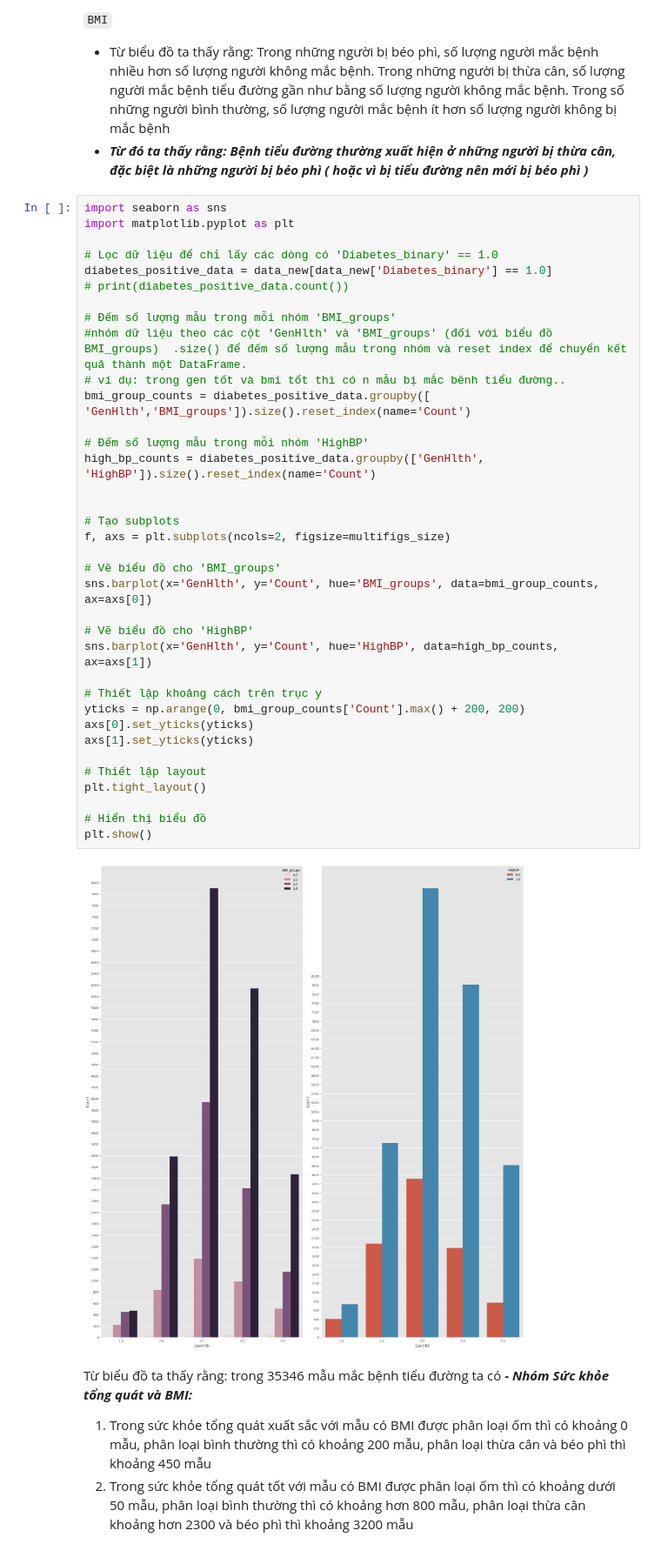
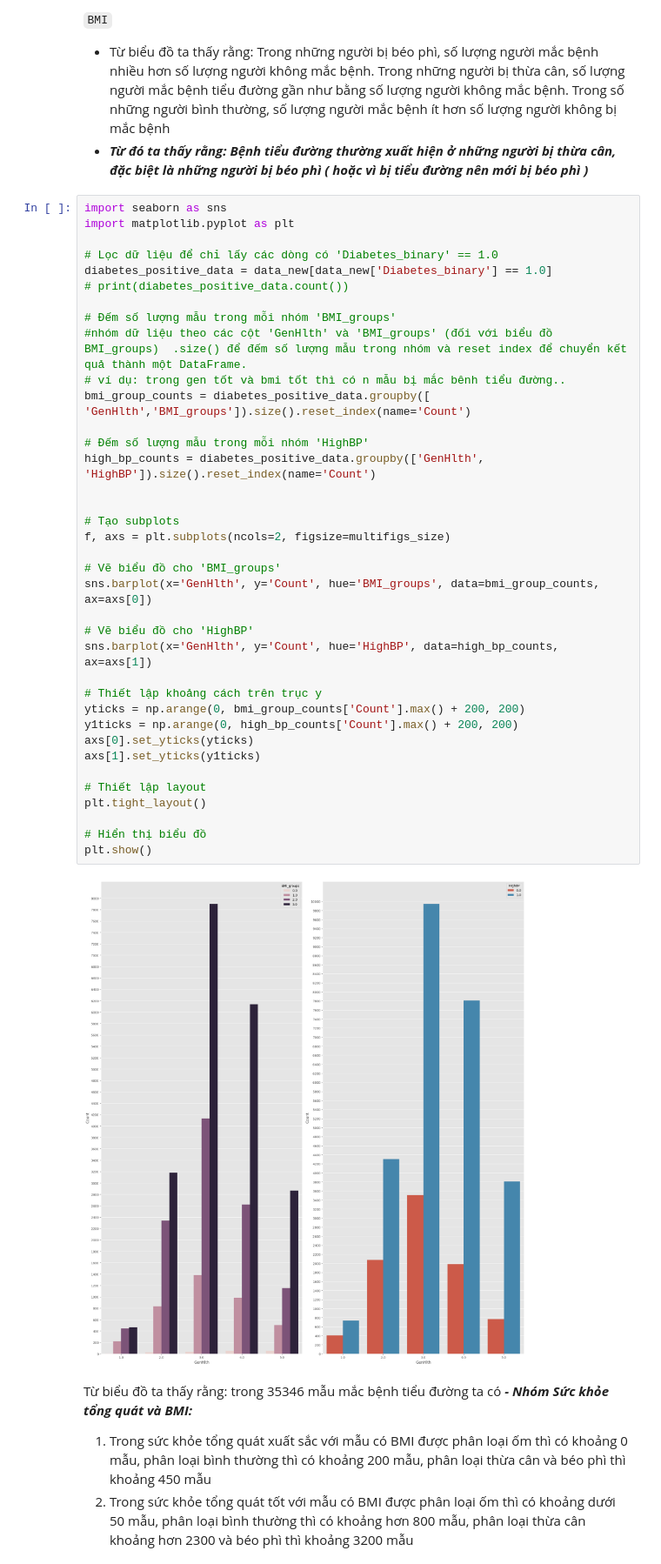
Before and after one commit to mylinh030203/AI, a Jupyter notebook: Analysis_and_Prediction_Type_2_Diabetes.ipynb, the cells around one changed output. Shown at 87% size. Saved outputs shown, nothing was run; the diff lists cells and outputs as text.

```diff
--- a/Analysis_and_Prediction_Type_2_Diabetes.ipynb
+++ b/Analysis_and_Prediction_Type_2_Diabetes.ipynb
@@ -488,35 +488,36 @@ diabetes_positive_data = data_new[data_new['Diabetes_binary'] == 1.0]
 # print(diabetes_positive_data.count())
 
 # Đếm số lượng mẫu trong mỗi nhóm 'BMI_groups'
 #nhóm dữ liệu theo các cột 'GenHlth' và 'BMI_groups' (đối với biểu đồ BMI_groups)  .size() để đếm số lượng mẫu trong nhóm và reset index để chuyển kết quả thành một DataFrame.
 # ví dụ: trong gen tốt và bmi tốt thì có n mẫu bị mắc bênh tiểu đường..
 bmi_group_counts = diabetes_positive_data.groupby([ 'GenHlth','BMI_groups']).size().reset_index(name='Count')
 
 # Đếm số lượng mẫu trong mỗi nhóm 'HighBP'
 high_bp_counts = diabetes_positive_data.groupby(['GenHlth', 'HighBP']).size().reset_index(name='Count')
 
 
 # Tạo subplots
 f, axs = plt.subplots(ncols=2, figsize=multifigs_size)
 
 # Vẽ biểu đồ cho 'BMI_groups'
 sns.barplot(x='GenHlth', y='Count', hue='BMI_groups', data=bmi_group_counts, ax=axs[0])
 
 # Vẽ biểu đồ cho 'HighBP'
 sns.barplot(x='GenHlth', y='Count', hue='HighBP', data=high_bp_counts, ax=axs[1])
 
 # Thiết lập khoảng cách trên trục y
 yticks = np.arange(0, bmi_group_counts['Count'].max() + 200, 200)
+y1ticks = np.arange(0, high_bp_counts['Count'].max() + 200, 200)
 axs[0].set_yticks(yticks)
-axs[1].set_yticks(yticks)
+axs[1].set_yticks(y1ticks)
 
 # Thiết lập layout
 plt.tight_layout()
 
 # Hiển thị biểu đồ
 plt.show()
 # %% [output]
-[figure, old version]
+[figure, new version]
 # %% [markdown]
 Từ biểu đồ ta thấy rằng: trong 35346 mẫu mắc bệnh tiểu đường ta có</br>
 ***- Nhóm Sức khỏe tổng quát và BMI:</br>***
```
